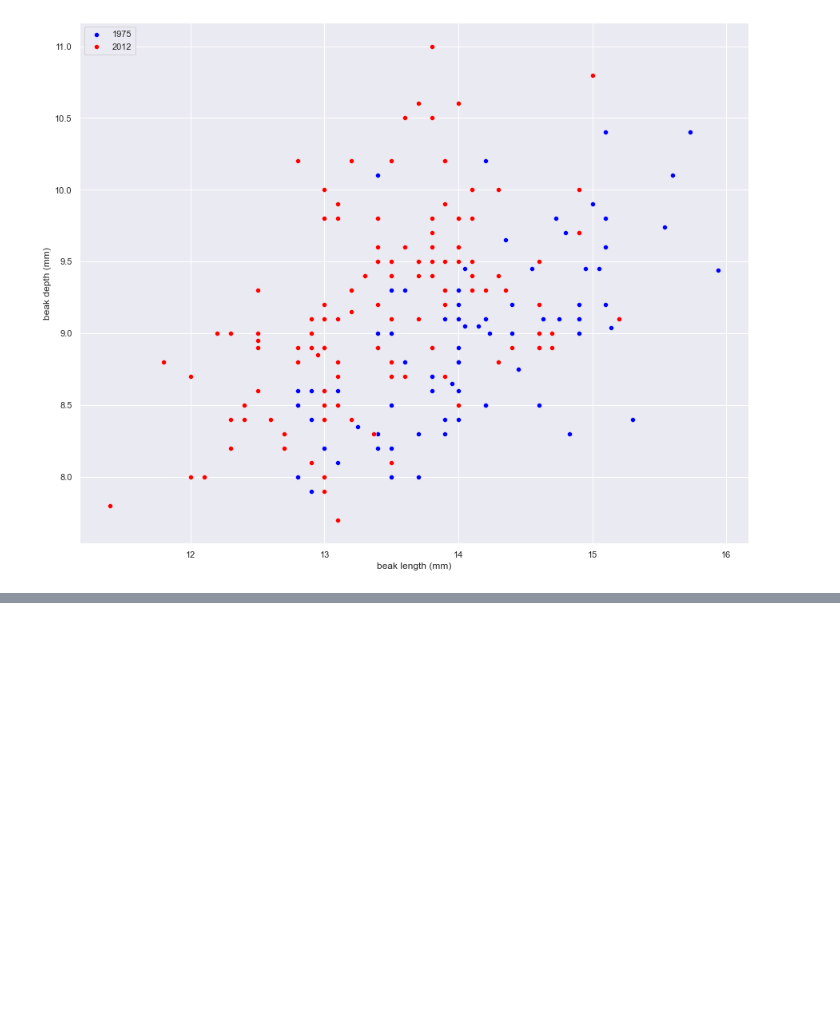
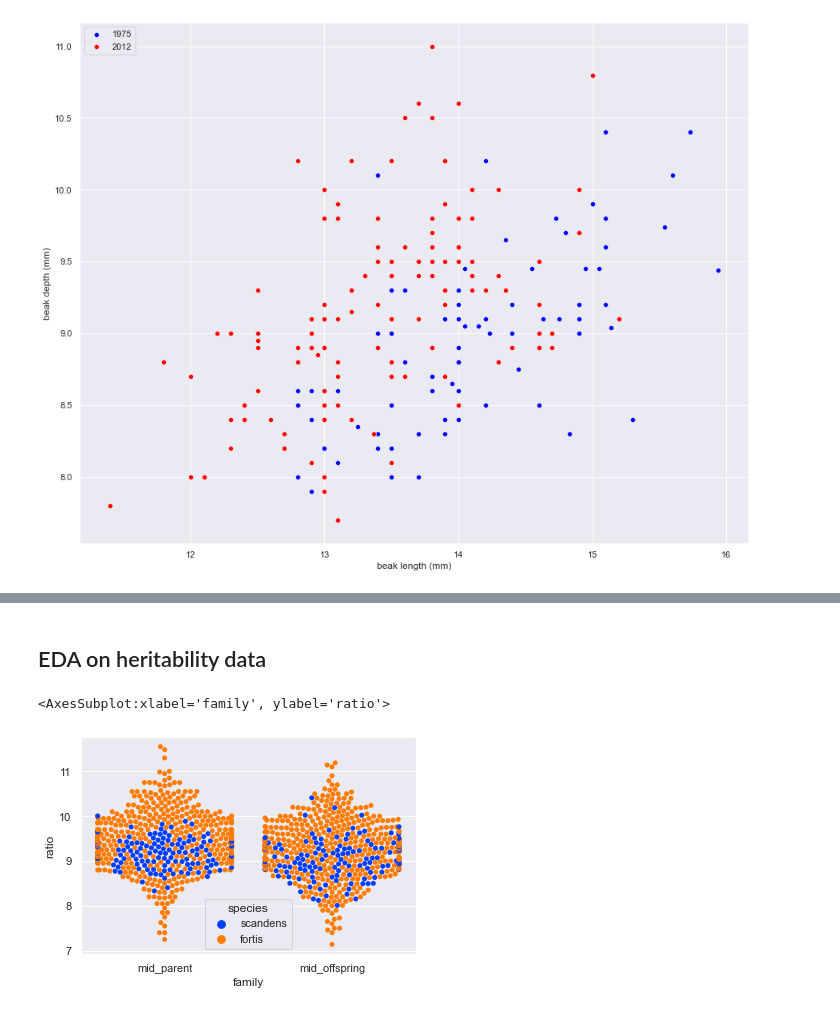
Before and after one commit to kipmadden/Statistical-Thinking, a Jupyter notebook: Finch Beaks on Daphne Major.ipynb, the cells around one changed output, grey strips where cells are left out. Drawn from its saved outputs; the diff is of its cells as text; code cells hidden in the pictures; blank space fills up the shorter version.

```diff
--- a/Finch Beaks on Daphne Major.ipynb
+++ b/Finch Beaks on Daphne Major.ipynb
@@ -262,0 +449,6 @@ sns.pairplot(df.query('species == "scandens"'), vars=['beak_length','beak_depth'
+# %%
+her_for.drop(columns=['Male BD','Female BD'], inplace=True)
+# %%
+her_for['species'] = 'fortis'
+# %%
+hered = pd.concat([her_scan, her_for], axis=0)
@@ -262,0 +470,4 @@ sns.pairplot(df.query('species == "scandens"'), vars=['beak_length','beak_depth'
+# %%
+# Create a melt dataframe in order to do a swarmplot
+hered_melt = pd.melt(hered, id_vars=['species'], value_vars=['mid_parent','mid_offspring'],
+                    var_name='family', value_name='ratio')
@@ -262,0 +483,7 @@ sns.pairplot(df.query('species == "scandens"'), vars=['beak_length','beak_depth'
+# %% [markdown]
+## EDA on heritability data
+# %%
+sns.swarmplot(x='family', y='ratio', hue='species', data=hered_melt)
+# %% [output]
+<AxesSubplot:xlabel='family', ylabel='ratio'>
+[figure, added]
```
Also changed, not shown: parts of 46 cells of this notebook.
